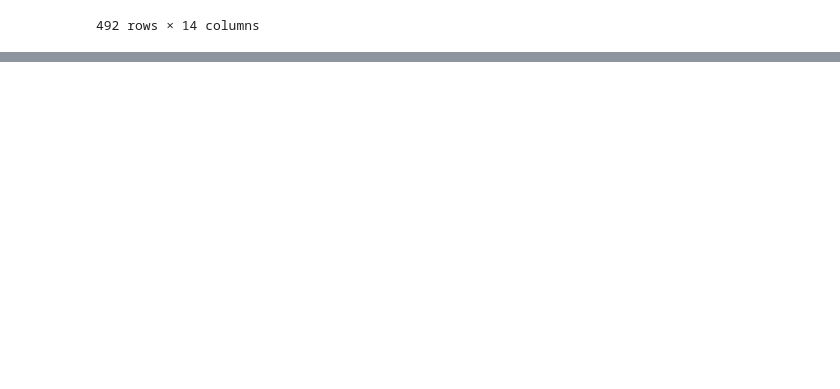
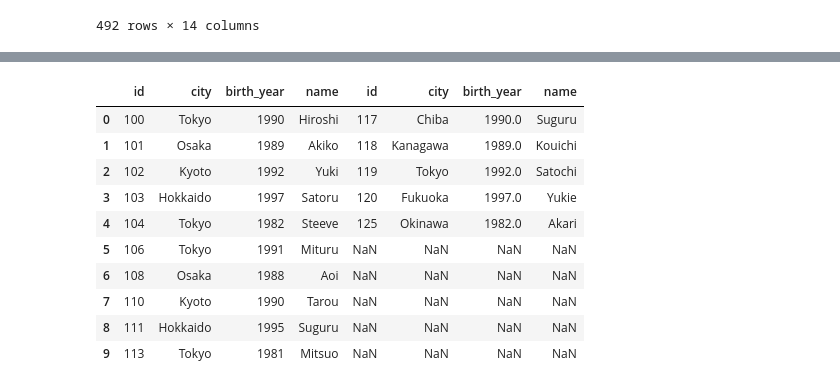
Before and after one commit to NaseefNazrul/DataScience_Learning, a Jupyter notebook: Learning/2_Pandas/learning.ipynb, the cells around one changed output, grey strips where cells are left out. Drawn from its saved outputs; the diff is of its cells as text; code cells hidden in the pictures; blank space fills up the shorter version.

```diff
--- a/Learning/2_Pandas/learning.ipynb
+++ b/Learning/2_Pandas/learning.ipynb
@@ -458,0 +443,15 @@ pd.concat([df1,df2], ignore_index=True)
+# %%
+# Lets concat them horizontally
+pd.concat([df1,df2], axis=1)
+# %% [output]
+|  | id | city | birth_year | name | id | city | birth_year | name |
+| 0 | 100 | Tokyo | 1990 | Hiroshi | 117 | Chiba | 1990.0 | Suguru |
+| 1 | 101 | Osaka | 1989 | Akiko | 118 | Kanagawa | 1989.0 | Kouichi |
+| 2 | 102 | Kyoto | 1992 | Yuki | 119 | Tokyo | 1992.0 | Satochi |
+| 3 | 103 | Hokkaido | 1997 | Satoru | 120 | Fukuoka | 1997.0 | Yukie |
+| 4 | 104 | Tokyo | 1982 | Steeve | 125 | Okinawa | 1982.0 | Akari |
+| 5 | 106 | Tokyo | 1991 | Mituru | NaN | NaN | NaN | NaN |
+| 6 | 108 | Osaka | 1988 | Aoi | NaN | NaN | NaN | NaN |
+| 7 | 110 | Kyoto | 1990 | Tarou | NaN | NaN | NaN | NaN |
+| 8 | 111 | Hokkaido | 1995 | Suguru | NaN | NaN | NaN | NaN |
+| 9 | 113 | Tokyo | 1981 | Mitsuo | NaN | NaN | NaN | NaN |
```
Also changed, not shown: parts of 14 cells of this notebook.
